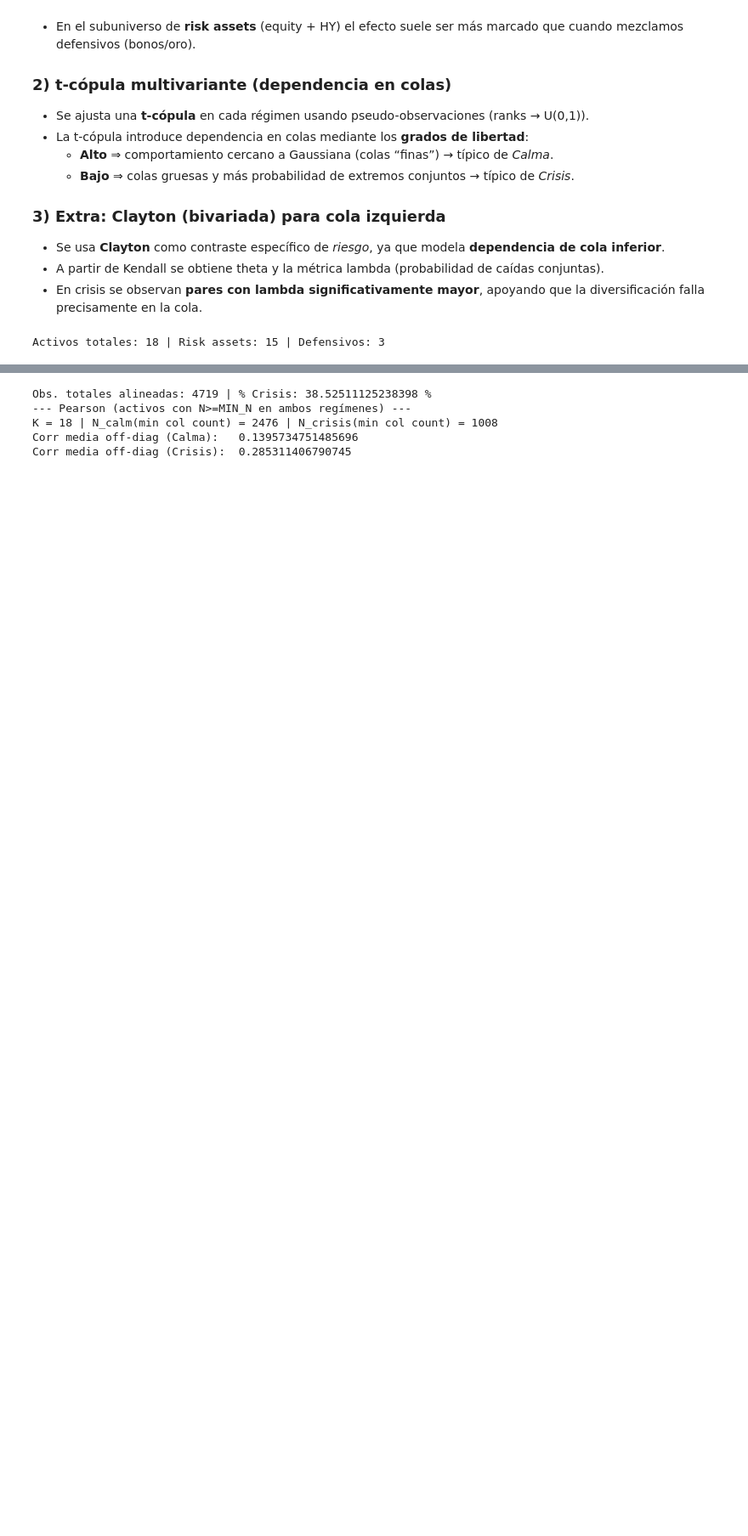
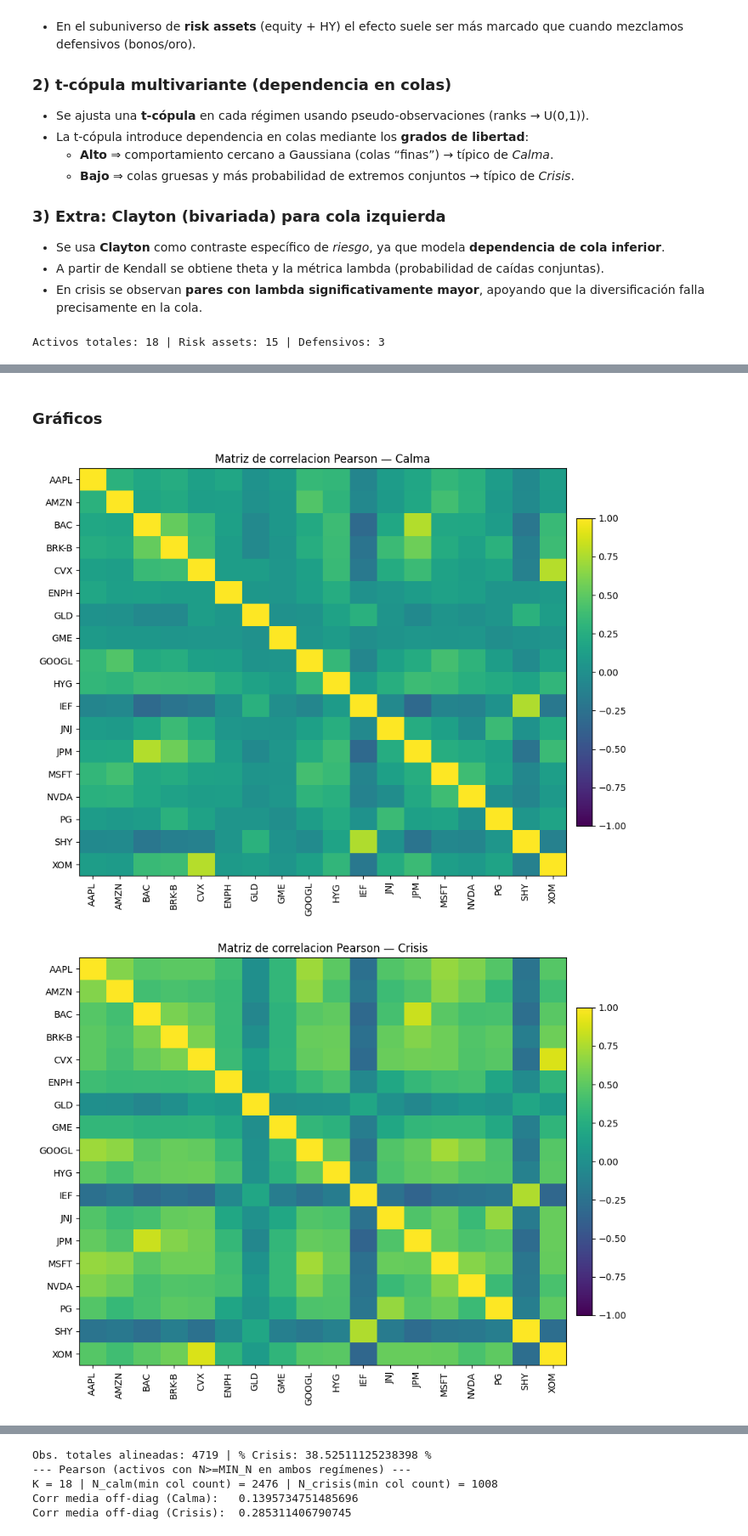
Before and after one commit to alonsodt/Practica-Riesgos-MIAX, a Jupyter notebook: Riesgos (1).ipynb, the cells around one changed output, grey strips where cells are left out. Shown at 85% size. Cells and saved outputs as stored; diff of their text form; code cells hidden in the pictures; blank space fills up the shorter version.

```diff
--- a/Riesgos (1).ipynb
+++ b/Riesgos (1).ipynb
@@ -541,0 +567,31 @@ wallet_px = yf.download(
+# %%
+# -----------------------------
+# 1) Correlación Pearson por régimen
+# -----------------------------
+
+# Minimo numero de dias que tenemos que tener un ticker en la cartera para considerarlo
+TICKER_MIN_SAMPLES = 400
+
+calm_state = 0 if crisis_state else 1
+
+wallet_calm_returns = wallet_returns.loc[wallet_crisis_prediction == calm_state]
+wallet_crisis_returns = wallet_returns.loc[wallet_crisis_prediction == crisis_state]
+
+# Nos quedamos los tickers que tengan suficientes datos en ambos regimenes
+tickers_to_keep = []
+for c in wallet_returns.columns:
+    n0 = wallet_calm_returns[c].count()
+    n1 = wallet_crisis_returns[c].count()
+    if (n0 >= TICKER_MIN_SAMPLES) and (n1 >= TICKER_MIN_SAMPLES):
+        tickers_to_keep.append(c)
+
+
+wallet_calm_returns = wallet_calm_returns[tickers_to_keep]
+wallet_crisis_returns = wallet_crisis_returns[tickers_to_keep]
+
+wallet_calm_correlation = wallet_calm_returns.corr(method="pearson")
+wallet_crisis_correlation = wallet_crisis_returns.corr(method="pearson")
+
+print(f"Activos con N >= {TICKER_MIN_SAMPLES} en ambos regimenes: {len(tickers_to_keep)}")
+print("Corr media off-diag (Calma):  ", offdiag_mean(wallet_calm_correlation))
+print("Corr media off-diag (Crisis): ", offdiag_mean(wallet_crisis_correlation))
@@ -541,0 +625,12 @@ wallet_px = yf.download(
+# %% [markdown]
+### Gráficos
+# %%
+V_MIN = -1
+V_MAX = 1
+GROUP_RANGE = 0.03
+# %%
+plot_heatmap_corr(wallet_calm_correlation, "Matriz de correlacion Pearson — Calma", vmin=V_MIN, vmax=V_MAX)
+plot_heatmap_corr(wallet_crisis_correlation, "Matriz de correlacion Pearson — Crisis", vmin=V_MIN, vmax=V_MAX)
+# %% [output]
+[figure, added]
+[figure, added]
```
Also changed, not shown: parts of 16 cells of this notebook.
